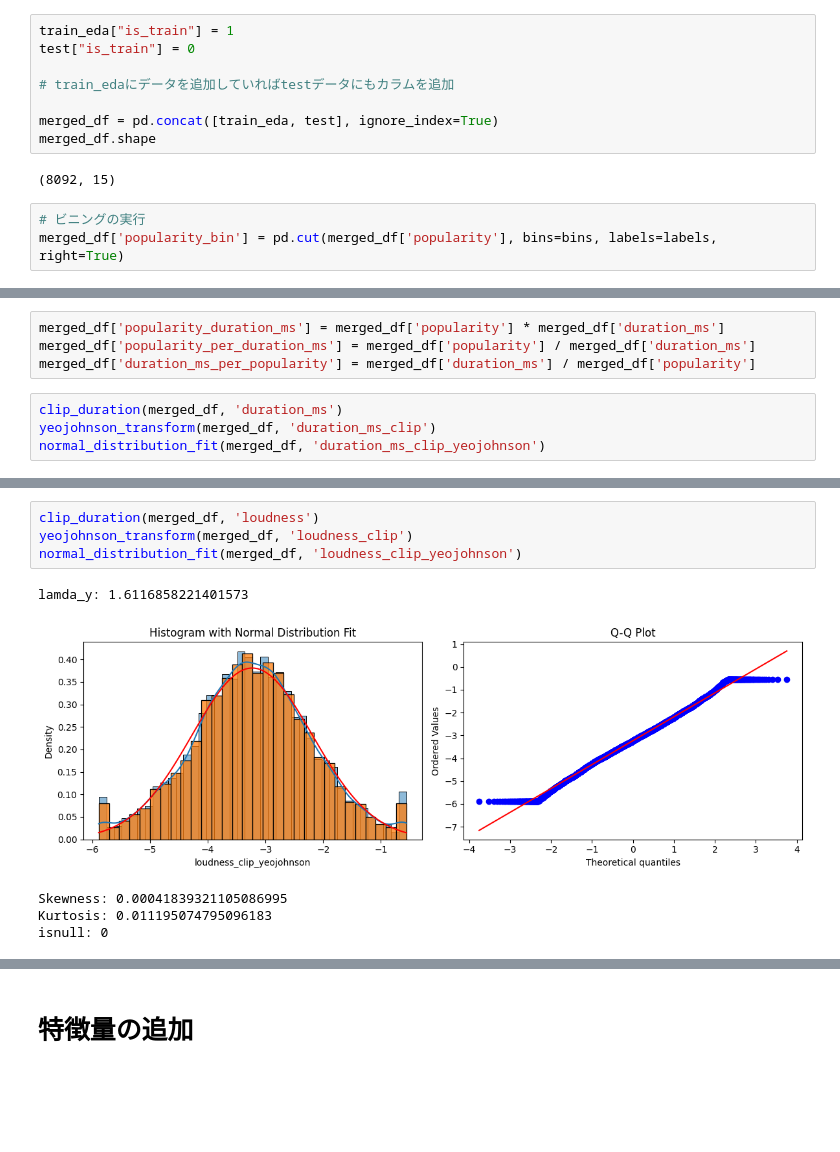
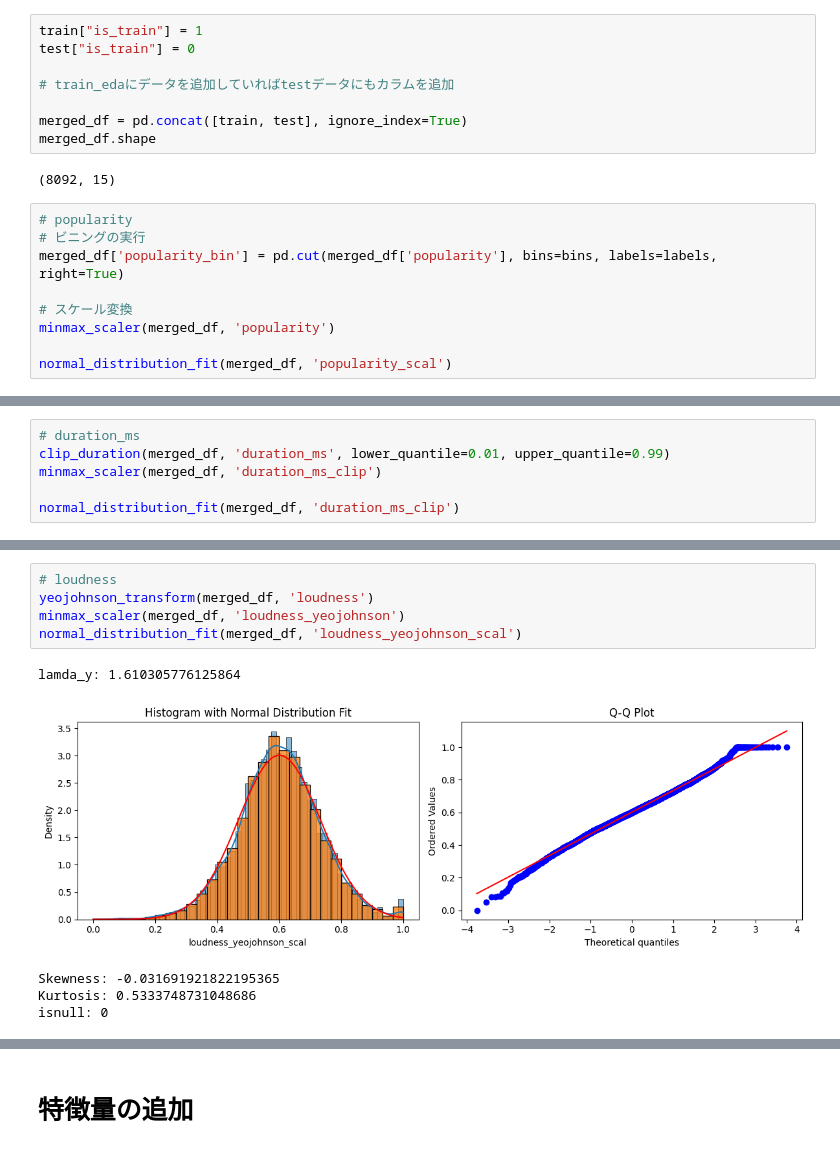
Before and after one commit to skyshine460/music_genre, a Jupyter notebook: submission_musicgenre_13.ipynb, the cells around one changed output, grey strips where cells are left out. Drawn from its saved outputs; the diff is of its cells as text; blank space fills up the shorter version.

```diff
--- a/submission_musicgenre_13.ipynb
+++ b/submission_musicgenre_13.ipynb
@@ -467,13 +554,19 @@ isnull: 0
 # %%
-train_eda["is_train"] = 1
+train["is_train"] = 1
 test["is_train"] = 0
 
 # train_edaにデータを追加していればtestデータにもカラムを追加
 
-merged_df = pd.concat([train_eda, test], ignore_index=True)
+merged_df = pd.concat([train, test], ignore_index=True)
 merged_df.shape
 # %% [output]
 (8092, 15)
 # %%
+# popularity
 # ビニングの実行
 merged_df['popularity_bin'] = pd.cut(merged_df['popularity'], bins=bins, labels=labels, right=True)
+
+# スケール変換
+minmax_scaler(merged_df, 'popularity')
+
+normal_distribution_fit(merged_df, 'popularity_scal')
@@ -480,9 +578,7 @@ merged_df['popularity_bin'] = pd.cut(merged_df['popularity'], bins=bins, labels=
-# %%
-merged_df['popularity_duration_ms'] = merged_df['popularity'] * merged_df['duration_ms']
-merged_df['popularity_per_duration_ms'] = merged_df['popularity'] / merged_df['duration_ms']
-merged_df['duration_ms_per_popularity'] = merged_df['duration_ms'] / merged_df['popularity']
 # %%
-clip_duration(merged_df, 'duration_ms')
-yeojohnson_transform(merged_df, 'duration_ms_clip')
-normal_distribution_fit(merged_df, 'duration_ms_clip_yeojohnson')
+# duration_ms
+clip_duration(merged_df, 'duration_ms', lower_quantile=0.01, upper_quantile=0.99)
+minmax_scaler(merged_df, 'duration_ms_clip')
+
+normal_distribution_fit(merged_df, 'duration_ms_clip')
 # %% [output]
@@ -494,11 +589,12 @@ isnull: 0
 # %%
-clip_duration(merged_df, 'loudness')
-yeojohnson_transform(merged_df, 'loudness_clip')
-normal_distribution_fit(merged_df, 'loudness_clip_yeojohnson')
+# loudness
+yeojohnson_transform(merged_df, 'loudness')
+minmax_scaler(merged_df, 'loudness_yeojohnson')
+normal_distribution_fit(merged_df, 'loudness_yeojohnson_scal')
 # %% [output]
-lamda_y: 1.6116858221401573
+lamda_y: 1.610305776125864
-[figure, old version]
+[figure, new version]
-Skewness: 0.00041839321105086995
-Kurtosis: 0.011195074795096183
+Skewness: -0.031691921822195365
+Kurtosis: 0.5333748731048686
 isnull: 0
 # %%
```
Also changed, not shown: parts of 99 cells of this notebook.
